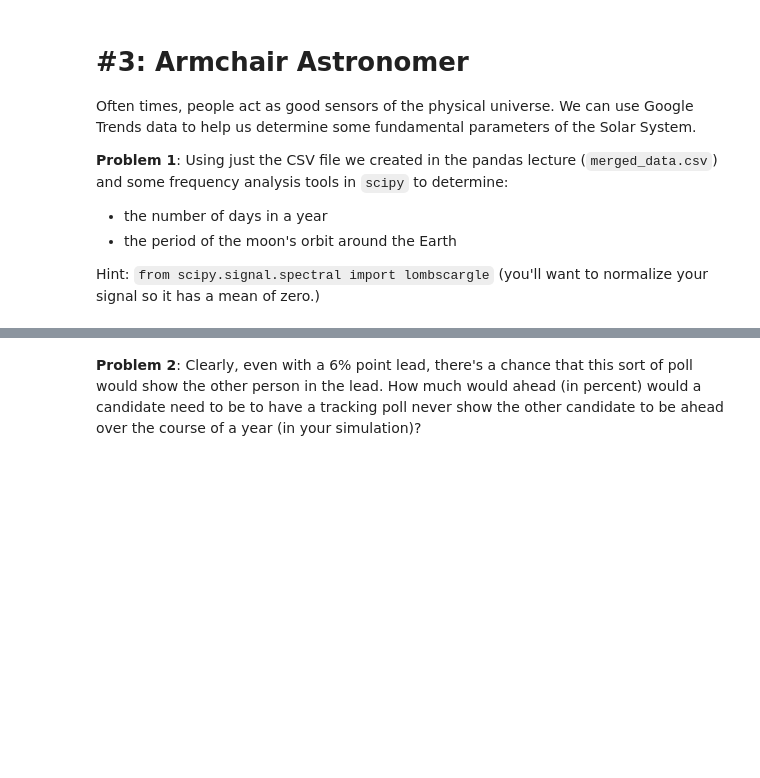
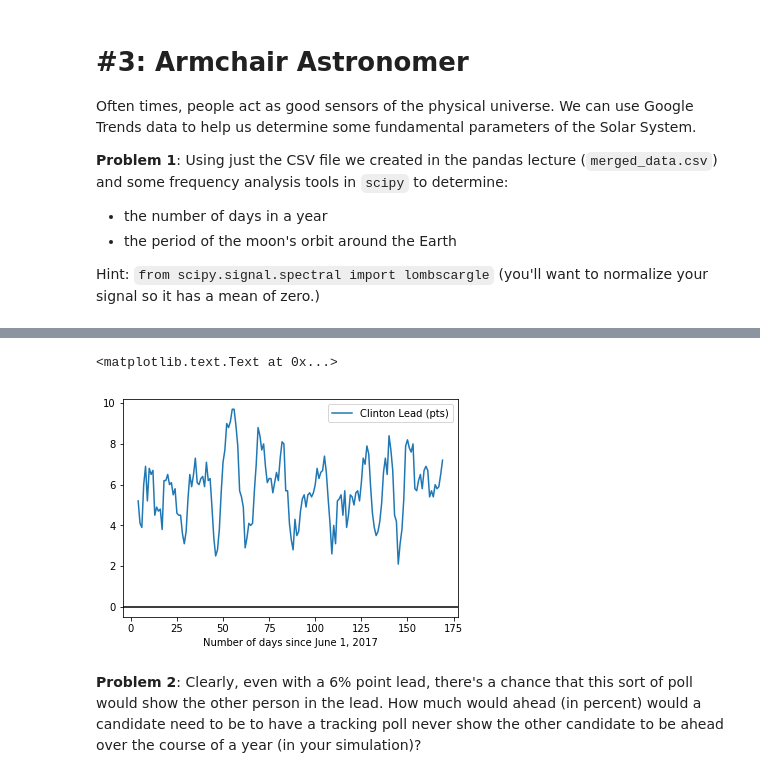
Before and after one commit to micbru/a250-hw, a Jupyter notebook: hw_1/hw_1_assignment.ipynb, the cells around one changed output, grey strips where cells are left out. Saved outputs shown, nothing was run; the diff lists cells and outputs as text; code cells hidden in the pictures; blank space fills up the shorter version.

Commit message:
An update in case I run out of time. Question 3 and 4 are half done.

```diff
--- a/hw_1/hw_1_assignment.ipynb
+++ b/hw_1/hw_1_assignment.ipynb
@@ -446,3 +481,29 @@ https://twitter.com/NateSilver538/status/769565612955824128
+# %%
+# Set random seed:
+rng = np.random.RandomState(0)
+# The assumed lead in percent
+lead = 6./100.
+# Number of samples per day
+ns = 200
+# Number of days to track over:
+nd = 5
+# Total amount of time to run
+end_date = datetime.date(2017,11,18)
+start_date = datetime.date(2017,6,1)
+ntot = (end_date-start_date).days
+# Make dataset:
+vote_data = rng.binomial(ns,0.5+lead,ntot)
+# %%
+df = pd.DataFrame({'Clinton Lead (pts)': vote_data})
+window_data = df.rolling(nd).sum()
+# Turn the window data into lead:
+window_data = window_data/(ns*nd)*100-50
+window_data.plot()
+plt.axhline(y=0., color='k', linestyle='-')
+plt.xlabel("Number of days since June 1, 2017")
+# %% [output]
+<matplotlib.text.Text at 0x...>
+[figure, added]
 # %% [markdown]
 **Problem 2**: Clearly, even with a 6% point lead, there's a chance that this sort of poll would show the other person in the lead. How much would ahead (in percent) would a candidate need to be to have a tracking poll never show the other candidate to be ahead over the course of a year (in your simulation)?
 # %%
```
Also changed, not shown: parts of 7 cells of this notebook, 1 other file.
